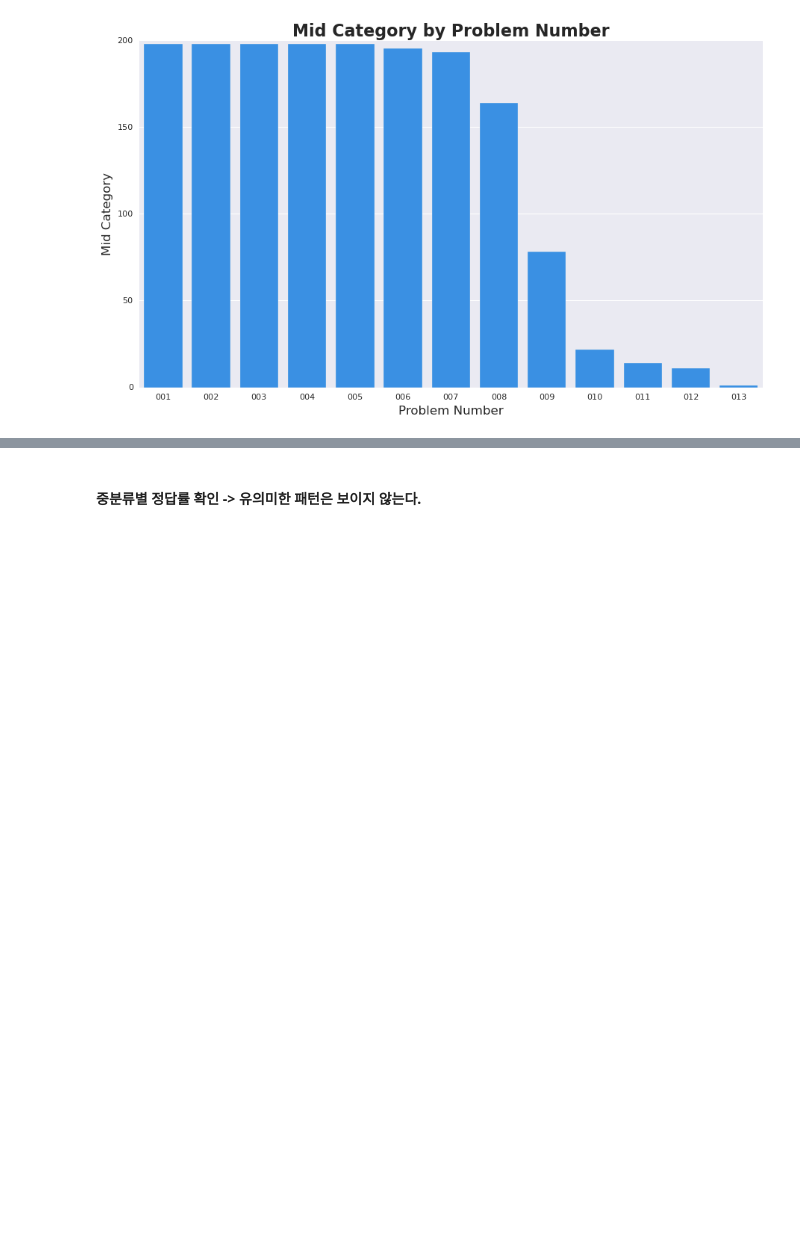
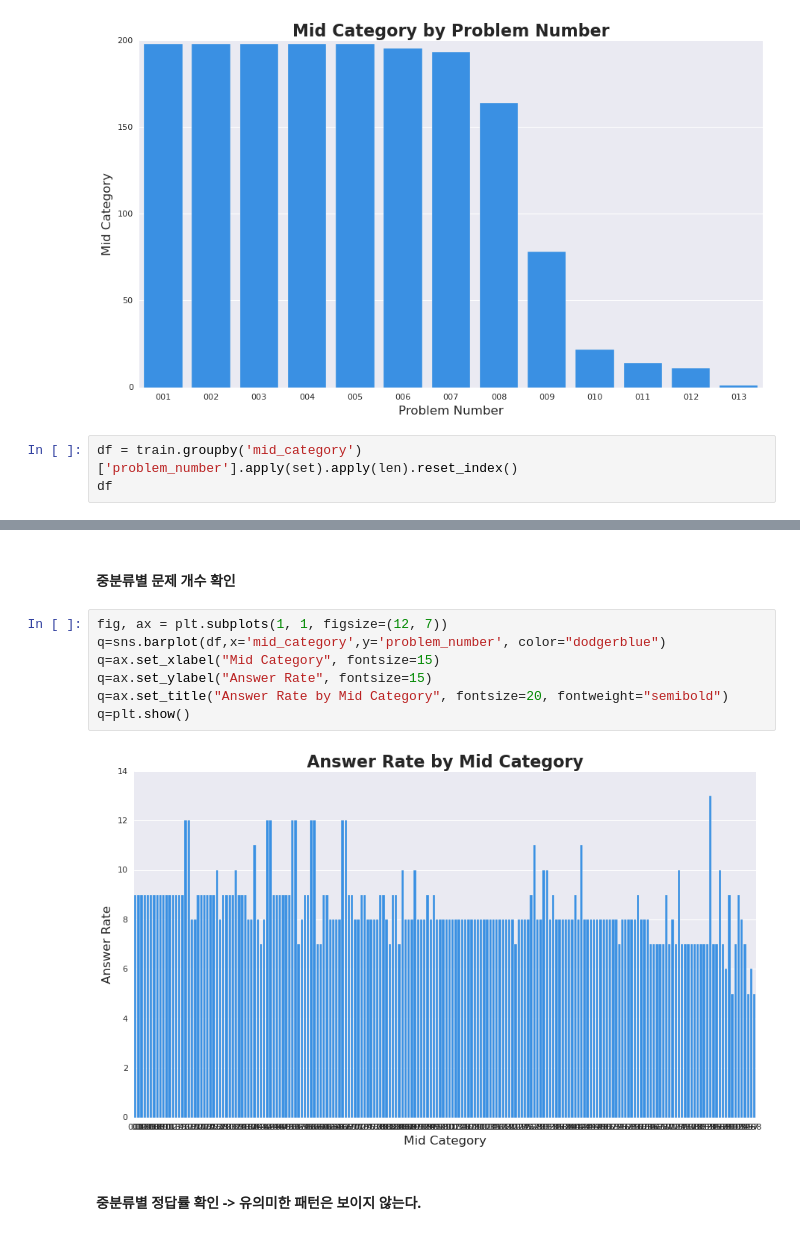
Before and after one commit to boostcampaitech4lv23recsys2/level2_dkt_recsys-level2-recsys-08, a Jupyter notebook: EDA/EDA_cwj.ipynb, the cells around one changed output, grey strips where cells are left out. Drawn from its saved outputs; the diff is of its cells as text; blank space fills up the shorter version.

```diff
--- a/EDA/EDA_cwj.ipynb
+++ b/EDA/EDA_cwj.ipynb
@@ -306,3 +334,6 @@ q=ax.set_title("Mid Category by Problem Number", fontsize=20, fontweight="semibo
 q=plt.show()
 # %% [output]
 [figure]
+# %%
+df = train.groupby('mid_category')['problem_number'].apply(set).apply(len).reset_index()
+df
@@ -309,3 +359,14 @@ q=plt.show()
+# %% [markdown]
+#### 중분류별 문제 개수 확인
+# %%
+fig, ax = plt.subplots(1, 1, figsize=(12, 7))
+q=sns.barplot(df,x='mid_category',y='problem_number', color="dodgerblue")
+q=ax.set_xlabel("Mid Category", fontsize=15)
+q=ax.set_ylabel("Answer Rate", fontsize=15)
+q=ax.set_title("Answer Rate by Mid Category", fontsize=20, fontweight="semibold")
+q=plt.show()
+# %% [output]
+[figure, added]
 # %% [markdown]
 #### 중분류별 정답률 확인 -> 유의미한 패턴은 보이지 않는다.
 # %%
```
Also changed, not shown: parts of 11 cells of this notebook.
